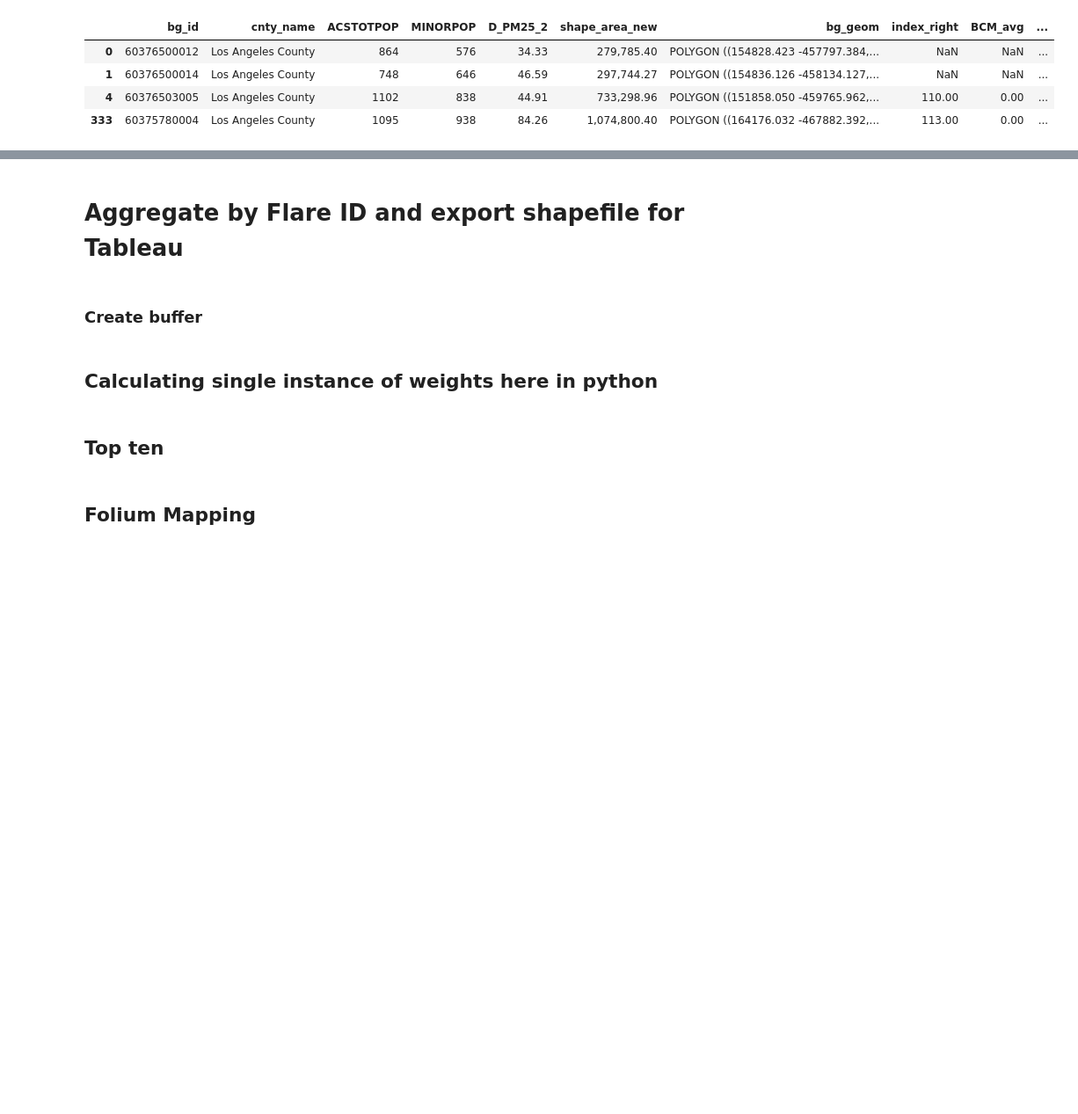
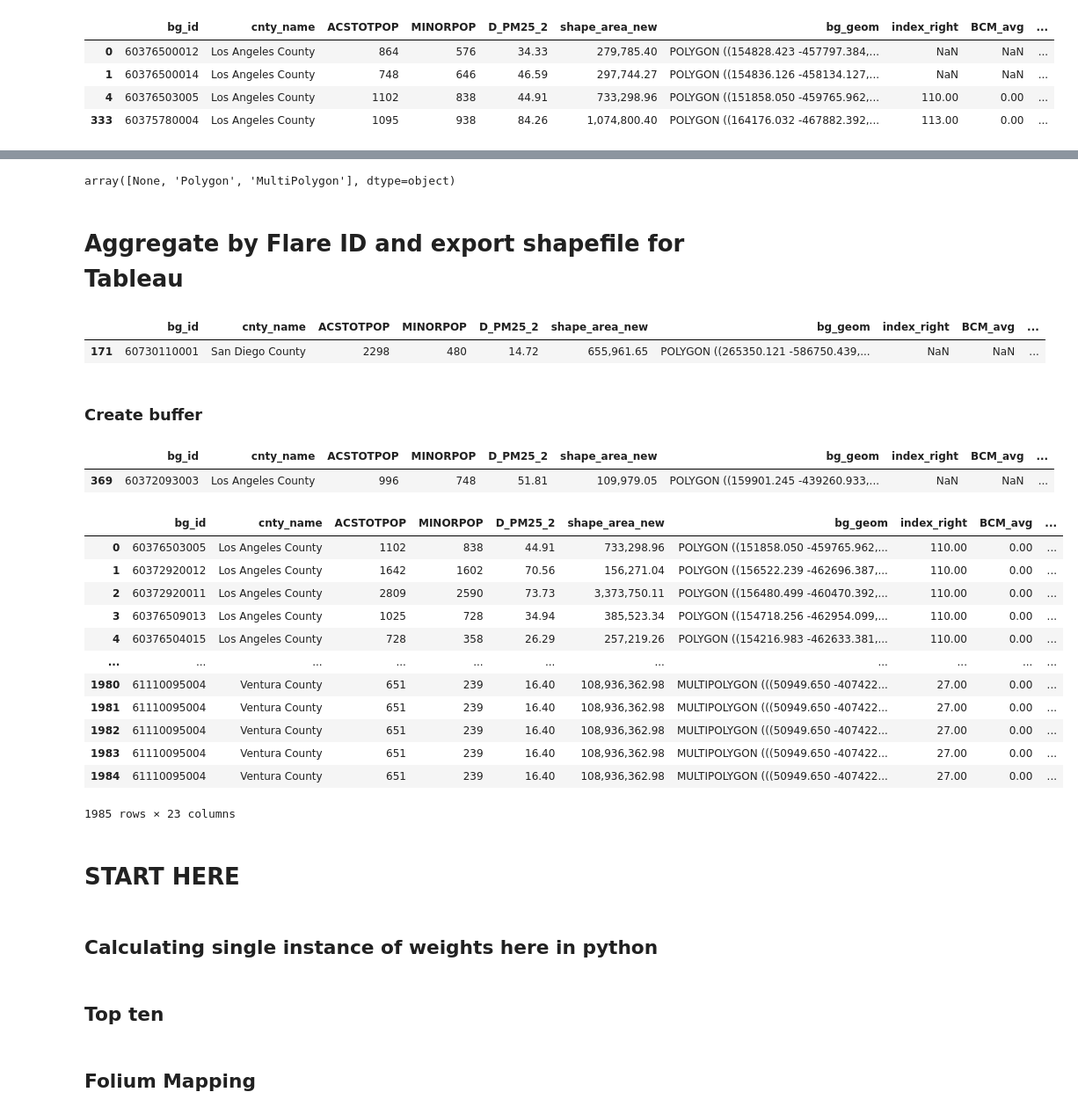
Before and after one commit to natebendermontana/capstone_rmi, a Jupyter notebook: bg_flare_impact.ipynb, the cells around one changed output, grey strips where cells are left out. Shown: that part at 88% size. Drawn from its saved outputs; the diff is of its cells as text; code cells hidden in the pictures; blank space fills up the shorter version.

```diff
--- a/bg_flare_impact.ipynb
+++ b/bg_flare_impact.ipynb
@@ -247,12 +228,12 @@ len(bg_intersect)
 # variables to the intersection area.
 
 # Combine all flares into a single multipolygon unit
-temp = bg_flaresdf.unary_union
-all_buffers = gp.GeoDataFrame({'geometry': [temp]}, crs=bg_flaresdf.crs)  # convert back to geodf for processing
+temp = ca_flares.unary_union
+all_buffers = gp.GeoDataFrame({'geometry': [temp]}, crs=ca_flares.crs)  # convert back to geodf for processing
 
 # Make sure our geom column is set correctly to "bg_geom" rather than the flare buffer
-if bg_intersect.geometry.name == "bg_geom":
-    int_temp = gp.overlay(bg_intersect, all_buffers, how='intersection')
+if intersect_baseline.geometry.name == "bg_geom":
+    int_temp = gp.overlay(intersect_baseline, all_buffers, how='intersection')
     int_temp.rename(columns={'geometry':'bg_int_geom'}, inplace=True)  # old:new. For clarity
     # Set geometry to the intersections
     int_temp = int_temp.set_geometry('bg_int_geom')
@@ -264,7 +245,7 @@ if bg_intersect.geometry.name == "bg_geom":
     int_temp['bg_int_prop'] = int_temp['bg_int_area'] / int_temp['shape_area_new']
 
     # Merge the new area and props variables
-    bg_intersect = pd.merge(bg_intersect,
+    intersect_baseline = pd.merge(intersect_baseline,
                                  int_temp[['bg_id','bg_int_prop','bg_int_geom']],
                                  on=['bg_id'],
                                  how='left').fillna({'bg_int_prop': 0})
@@ -296,13 +257,17 @@ bg_intersect.sample(50)
 # i.e. this answers "how many of x live in the intersection area?"
 demo_vars = ['ACSTOTPOP', 'MINORPOP']
 for var in demo_vars:
-    bg_intersect[var + '_int_count'] = bg_intersect[var] * bg_intersect['bg_int_prop']
+    intersect_baseline[var + '_bg_int_count'] = intersect_baseline[var] * intersect_baseline['bg_int_prop']
 
 # Find overall proportions for each demo var by dividing var count by respective total population
 # i.e. this answers "what percentage of this block group is minority status?"
-bg_intersect['MINORPOP_bg_totprop'] = bg_intersect['MINORPOP'] / bg_intersect['ACSTOTPOP']
+intersect_baseline['MINORPOP_bg_totprop'] = intersect_baseline['MINORPOP'] / intersect_baseline['ACSTOTPOP']
 
 # calculate percentage of minorities in intersection for each BG
-bg_intersect['bg_int_mnr_prop'] = bg_intersect['MINORPOP_int_count'] / bg_intersect['ACSTOTPOP_int_count']
+intersect_baseline['bg_int_mnr_prop'] = intersect_baseline['MINORPOP_bg_int_count'] / intersect_baseline['ACSTOTPOP_bg_int_count']
+# %%
+# rename the flare categories for readability
+intersect_baseline["flare_cate"] = (intersect_baseline["flare_cate"].
+                                    replace({"flares_oil_downstream": "down_oil","flares_upstream": "upstream"}))
 # %%
 # check calculations against two examples of non-intersected BGs and two of intersected BGs
@@ -417,2 +457,4 @@ len(df_uniq['flare_id'].dropna().unique())
 # %%
-df_uniq['int_geom'].geom_type.unique()
+bg_intersect_geo['bg_int_geom'].geom_type.unique()
+# %% [output]
+array([None, 'Polygon', 'MultiPolygon'], dtype=object)
@@ -423,3 +474,8 @@ df_uniq.to_file("data/df_bg_impactmetric_shp.shp", driver='ESRI Shapefile')
+# %%
+intersect_baseline.sample()
+# %% [output]
+|  | bg_id | cnty_name | ACSTOTPOP | MINORPOP | D_PM25_2 | shape_area_new | bg_geom | index_right | BCM_avg | ... |
+| 171 | 60730110001 | San Diego County | 2298 | 480 | 14.72 | 655,961.65 | POLYGON ((265350.121 -586750.439,... | NaN | NaN | ... |
 # %% [markdown]
 ### Create buffer
 # %%
@@ -492,14 +534,40 @@ intersect_forflares = intersect_final[['flare_id','bg_id', 'cnty_name_left', 'fl
+# %%
+intersect_baseline.sample()
+# %% [output]
+|  | bg_id | cnty_name | ACSTOTPOP | MINORPOP | D_PM25_2 | shape_area_new | bg_geom | index_right | BCM_avg | ... |
+| 369 | 60372093003 | Los Angeles County | 996 | 748 | 51.81 | 109,979.05 | POLYGON ((159901.245 -439260.933,... | NaN | NaN | ... |
 # %%
 # Define the variables to aggregate
-agg_dict = {'pm25': 'mean', 'pop': 'sum'}
+agg_dict = {'D_PM25_2': 'mean', 'ACSTOTPOP_bg_int_count': 'sum'}
 
-# Group the block groups by flare ID and calculate the aggregation for the variables
-ca_flares_agg = intersect_forflares.groupby('flare_id').agg(agg_dict)
+# set up df for flare-specific calcs
+flare_intersect = intersect_baseline.copy()
+
+# Group the block groups by flare ID and aggregrate the selected vars
+flare_agg = intersect_baseline.groupby('flare_id').agg(agg_dict)
 
 # Rename the output variables
-ca_flares_agg = ca_flares_agg.rename(columns={'pm25': 'pm25_avg', 'pop': 'pop_sum'})
+flare_agg = flare_agg.rename(columns={'D_PM25_2': 'int_pm25_avg', 'ACSTOTPOP_bg_int_count': 'int_pop_sum'})
 
 # Join the aggregated variables with the original columns
-ca_flares_merged = intersect_forflares.merge(ca_flares_agg, on='flare_id')
+flare_intersect = flare_intersect.merge(flare_agg, on='flare_id')
+# %%
+flare_intersect
+# %% [output]
+|  | bg_id | cnty_name | ACSTOTPOP | MINORPOP | D_PM25_2 | shape_area_new | bg_geom | index_right | BCM_avg | ... |
+| 0 | 60376503005 | Los Angeles County | 1102 | 838 | 44.91 | 733,298.96 | POLYGON ((151858.050 -459765.962,... | 110.00 | 0.00 | ... |
+| 1 | 60372920012 | Los Angeles County | 1642 | 1602 | 70.56 | 156,271.04 | POLYGON ((156522.239 -462696.387,... | 110.00 | 0.00 | ... |
+| 2 | 60372920011 | Los Angeles County | 2809 | 2590 | 73.73 | 3,373,750.11 | POLYGON ((156480.499 -460470.392,... | 110.00 | 0.00 | ... |
+| 3 | 60376509013 | Los Angeles County | 1025 | 728 | 34.94 | 385,523.34 | POLYGON ((154718.256 -462954.099,... | 110.00 | 0.00 | ... |
+| 4 | 60376504015 | Los Angeles County | 728 | 358 | 26.29 | 257,219.26 | POLYGON ((154216.983 -462633.381,... | 110.00 | 0.00 | ... |
+| ... | ... | ... | ... | ... | ... | ... | ... | ... | ... | ... |
+| 1980 | 61110095004 | Ventura County | 651 | 239 | 16.40 | 108,936,362.98 | MULTIPOLYGON (((50949.650 -407422... | 27.00 | 0.00 | ... |
+| 1981 | 61110095004 | Ventura County | 651 | 239 | 16.40 | 108,936,362.98 | MULTIPOLYGON (((50949.650 -407422... | 27.00 | 0.00 | ... |
+| 1982 | 61110095004 | Ventura County | 651 | 239 | 16.40 | 108,936,362.98 | MULTIPOLYGON (((50949.650 -407422... | 27.00 | 0.00 | ... |
+| 1983 | 61110095004 | Ventura County | 651 | 239 | 16.40 | 108,936,362.98 | MULTIPOLYGON (((50949.650 -407422... | 27.00 | 0.00 | ... |
+| 1984 | 61110095004 | Ventura County | 651 | 239 | 16.40 | 108,936,362.98 | MULTIPOLYGON (((50949.650 -407422... | 27.00 | 0.00 | ... |
+1985 rows × 23 columns
+# %% [markdown]
+# START HERE
 # %%
 # Define the variables to standardize
```
Also changed, not shown: parts of 51 cells of this notebook.
